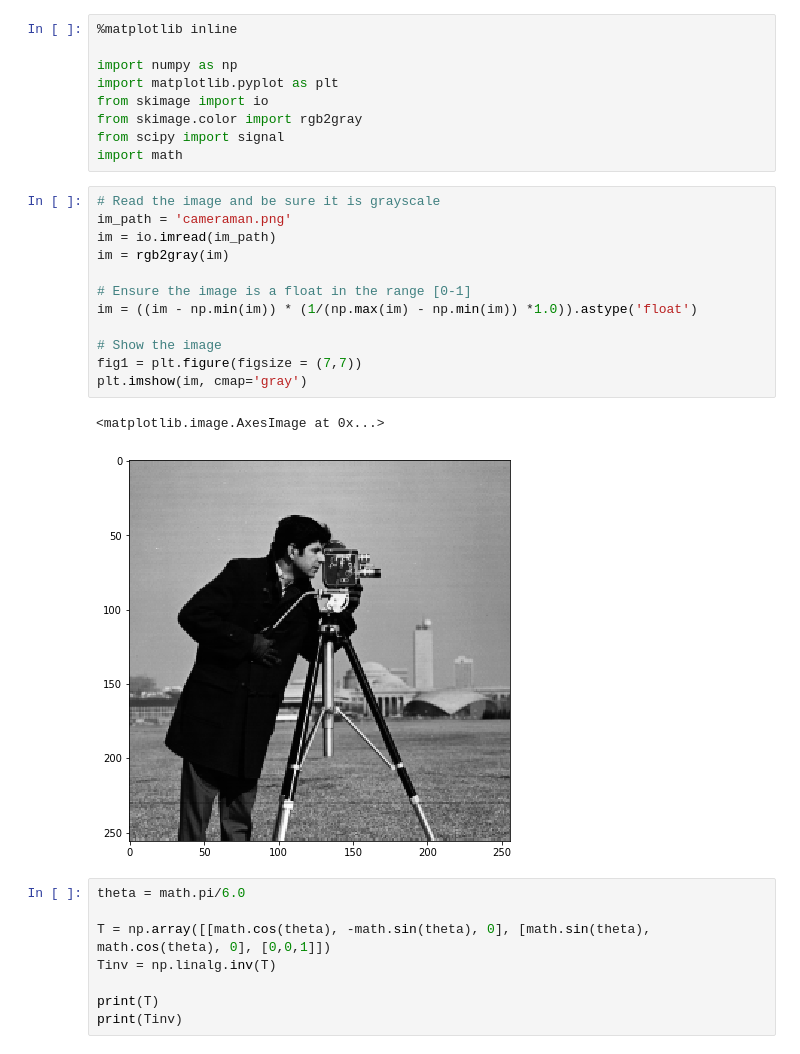
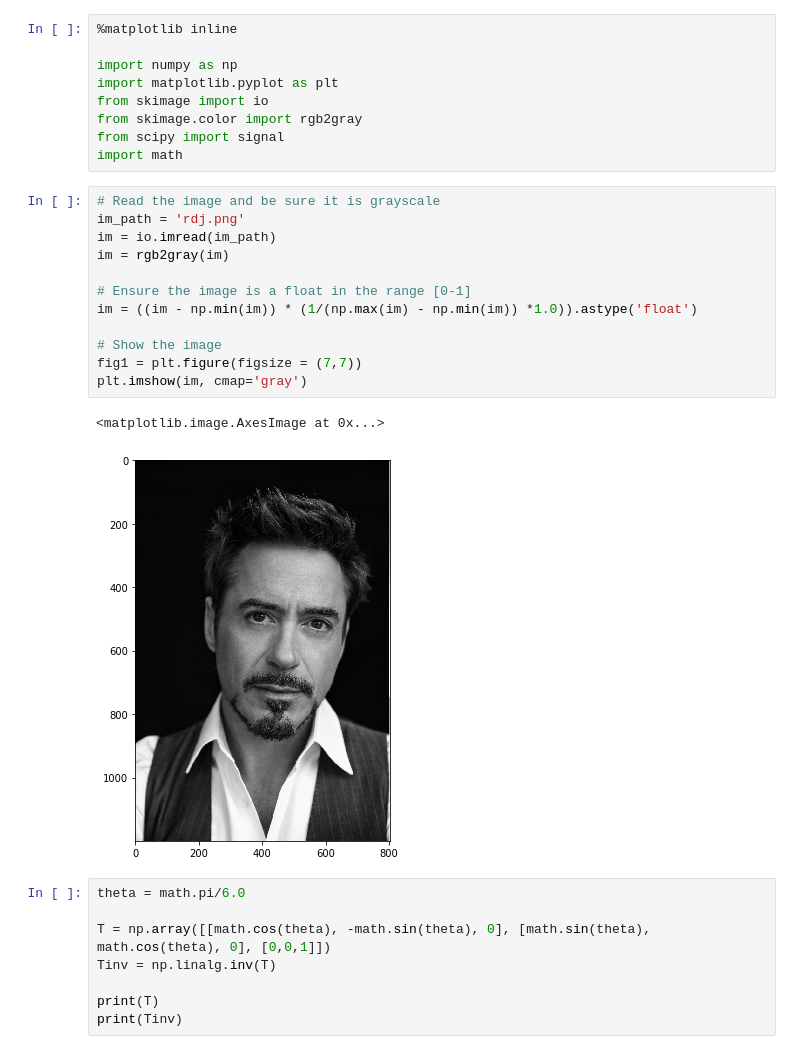
Before and after one commit to siddharthchd/Geometric-Transormations-on-Images, a Jupyter notebook: Demos/Transform-Interpolation.ipynb, the cells around one changed output. Drawn from its saved outputs; the diff is of its cells as text.

```diff
--- a/Demos/Transform-Interpolation.ipynb
+++ b/Demos/Transform-Interpolation.ipynb
@@ -9,19 +9,19 @@ from scipy import signal
 import math
 # %%
 # Read the image and be sure it is grayscale
-im_path = 'cameraman.png'
+im_path = 'rdj.png'
 im = io.imread(im_path)
 im = rgb2gray(im)
 
 # Ensure the image is a float in the range [0-1]
 im = ((im - np.min(im)) * (1/(np.max(im) - np.min(im)) *1.0)).astype('float')
 
 # Show the image
 fig1 = plt.figure(figsize = (7,7))
 plt.imshow(im, cmap='gray')
 # %% [output]
 <matplotlib.image.AxesImage at 0x...>
-[figure, old version]
+[figure, new version]
 # %%
 theta = math.pi/6.0
 
```
Also changed, not shown: parts of 2 cells of this notebook, 3 other files.
